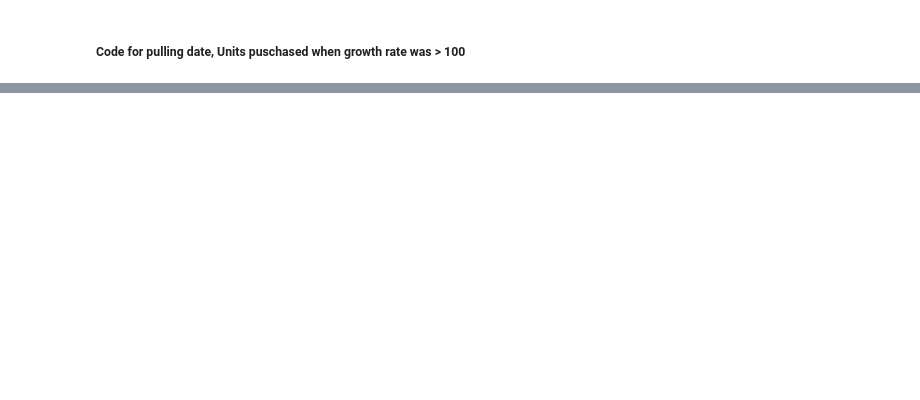
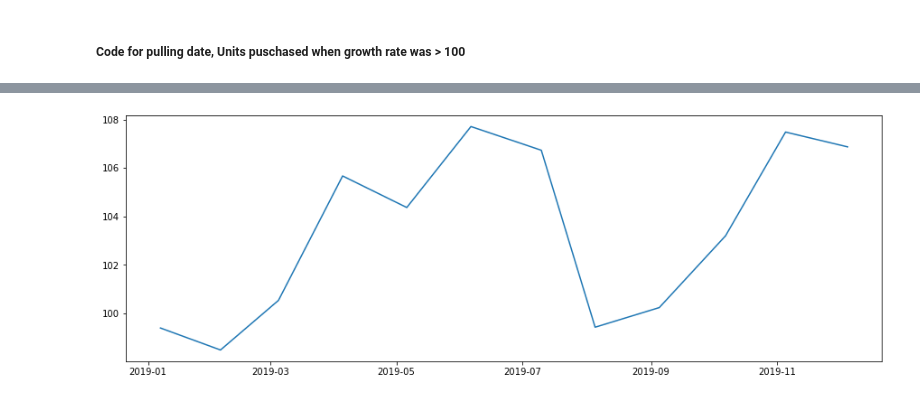
Before and after one commit to pradeepn2011/My_1st_Python3_projects, a Jupyter notebook: 1_pgm_market_growth.ipynb, the cells around one changed output, grey strips where cells are left out. Drawn from its saved outputs; the diff is of its cells as text; code cells hidden in the pictures; blank space fills up the shorter version.

```diff
--- a/1_pgm_market_growth.ipynb
+++ b/1_pgm_market_growth.ipynb
@@ -88,0 +130,29 @@ Data showing when Growth rate is above 100%:
+# %%
+#### Below code is used to display growth rate for the year 2018
+#### from 'stats' and '2019_market' sheets
+
+stats2 = file.parse("2019_Market")
+#print(stats2)
+
+#stats2 = pd.DataFrame(stats2)
+#start_date = '2019-01-01'
+#end_date ='2019-12-31'
+
+#mask = (stats2['NAV_as_on'] > start_date) & (stats1['NAV_as_on'] < end_date)
+
+#stats2 = stats2.loc[mask]
+#print(stats2)
+
+import matplotlib.pyplot as plt
+
+plt.rcParams['figure.figsize']=15,5
+
+
+x2 = stats2['NAV_as_on']
+y2 = stats2['GrowthRate']
+
+plt.plot(x2,y2)
+#plt.bar(x2,y2)
+plt.show()
+# %% [output]
+[figure, added]
```
Also changed, not shown: parts of 12 cells of this notebook, 1 other file.
